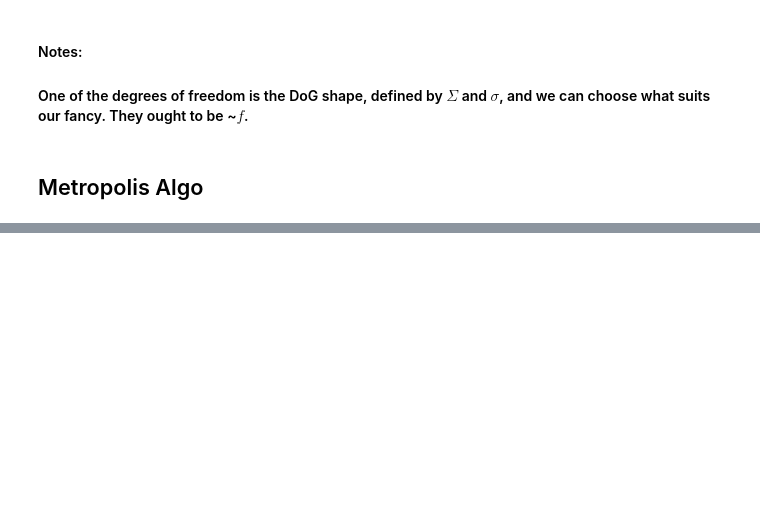
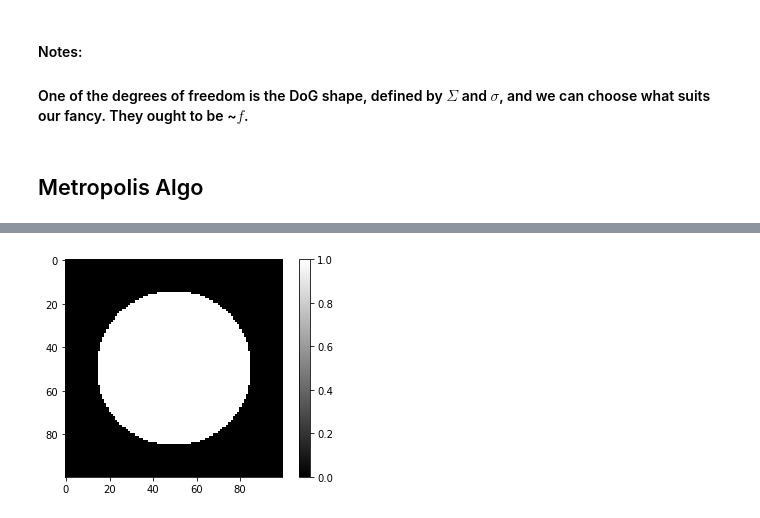
Before and after one commit to jabacousnac/Grier-Lab-Code, a Jupyter notebook: TrapOptimization.ipynb, the cells around one changed output, grey strips where cells are left out. Cells and saved outputs as stored; diff of their text form; code cells hidden in the pictures; blank space fills up the shorter version.

```diff
--- a/TrapOptimization.ipynb
+++ b/TrapOptimization.ipynb
@@ -195,0 +242,4 @@ run(2)
+# %%
+aperture()
+# %% [output]
+[figure, added]
```
Also changed, not shown: parts of 6 cells of this notebook.
